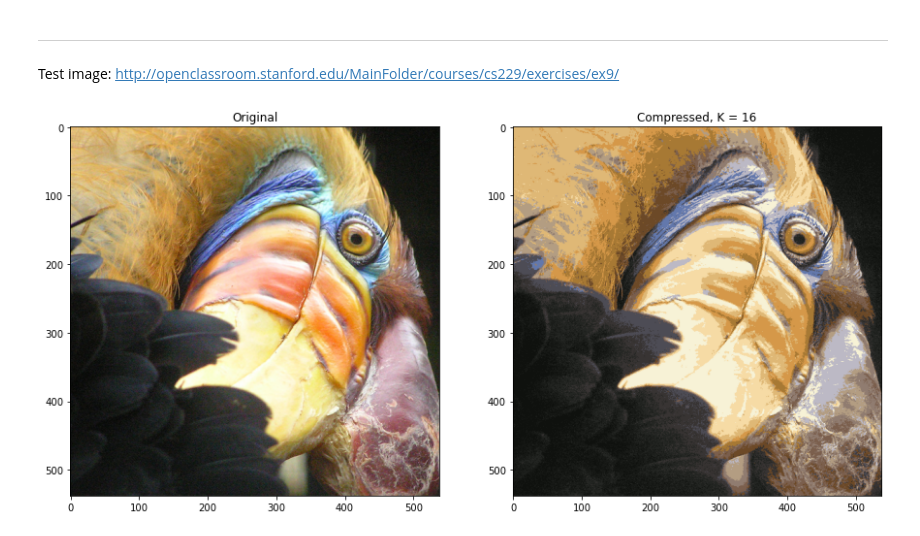
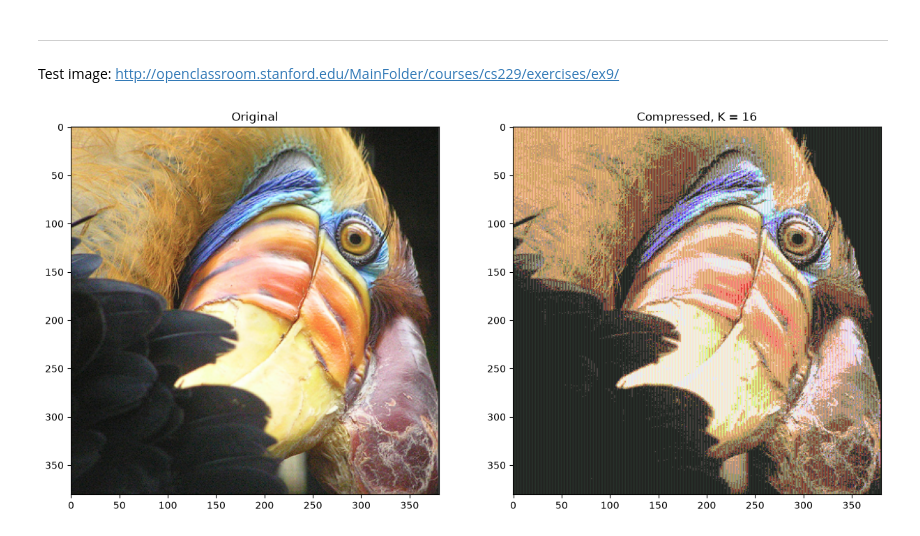
Before and after one commit to jack-sparrowh/Vectorized_kmeans, a Jupyter notebook: Vectorized_KMeans.ipynb, the cells around one changed output. Drawn from its saved outputs; the diff is of its cells as text; code cells hidden in the pictures.

```diff
--- a/Vectorized_KMeans.ipynb
+++ b/Vectorized_KMeans.ipynb
@@ -14,7 +14,7 @@ def calc_l2_norm(X, C):
     For faster calculations it uses Hadamard product to get the first
     term of vectorized l2-norm equation. Distance matrix is calculated
     as:
-        $$||X - C||_{2}^{2} = \sum_{i}(X \circ X)_{ij} + 1_{n}diag(CC^{T})^{T} - 2XC^{T}$$
+        $$||X - C||_{2}^{2} = \\sum_{i}(X \\circ X)_{ij} + 1_{n}diag(CC^{T})^{T} - 2XC^{T}$$
 
     Args:
         X (ndarray):    (m, n) Data points
@@ -112,11 +112,8 @@ def compute_centroids(X, cluster_group, K):
 
     for i in unique_num:
 
-        # get the size of indices
-        ind_size = (cluster_group == i).sum()
-
         # calculate new centroids
-        centroids[i, :] = 1 / ind_size * X[cluster_group == i].sum(axis=0)
+        centroids[i, :] = X[cluster_group == i].mean(axis=0)
 
     # delete centroids that stayed mapped to zero vector
     centroids = np.delete(centroids, (centroids == 0).all(axis=1), axis=0)
@@ -181,7 +178,7 @@ def converged(inertia, tol):
         False if the score is greater or equal to tolerance
     """
 
-    # calculate the squared absolute rate of change
+    # calculat the squared absolute rate of change
     score = np.sqrt(
         np.abs(
             np.diff(inertia) / inertia[0]
@@ -236,37 +233,37 @@ Test image: http://openclassroom.stanford.edu/MainFolder/courses/cs229/exercises
 %%time
 
 # load the file to test
-img_path = r'C:\Users\a2d2\Desktop\bird_large.tiff'
+img_path = r'test_snippet.png'
 
 # read the file
 img = plt.imread(img_path)
 
 # get matrix with rgb values as column vectors
-img_vec = img.reshape(-1, 3).astype(int)
+img_vec = img.reshape(-1, 3)
 
 # compute
 num, C = V_kmeans(img_vec, 16, tol=0.05)
 
 # initialize the compressed matrix
 img_compress_vec = np.empty((img_vec.shape))
 
 for i in range(C.shape[0]):
 
     # substitute the values
     img_compress_vec[num == i] = C[i, :]
 
 # reshape to img shape
-img_compress = img_compress_vec.reshape(img.shape).astype(int)
+img_compress = img_compress_vec.reshape(img.shape)
 
 # plot
 fig, ax = plt.subplots(ncols=2, figsize=(15, 15))
 
 ax[0].imshow(img)
 ax[0].set_title('Original')
 
 ax[1].imshow(img_compress)
 ax[1].set_title(f'Compressed, K = {C.shape[0]}')
 
 plt.show()
 # %% [output]
-[figure, old version]
+[figure, new version]
```
Also changed, not shown: parts of 1 cell of this notebook, 1 other file.
